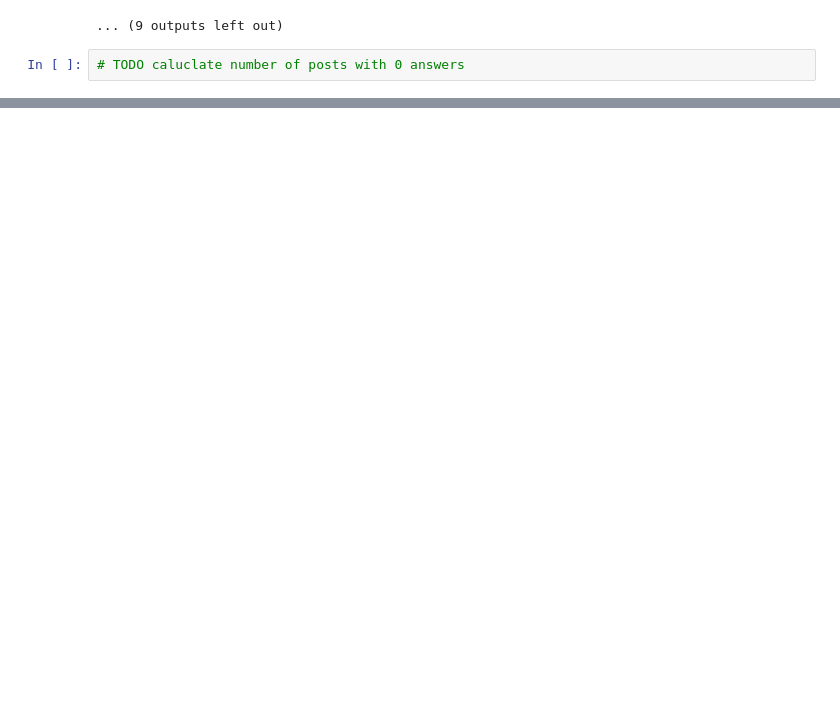
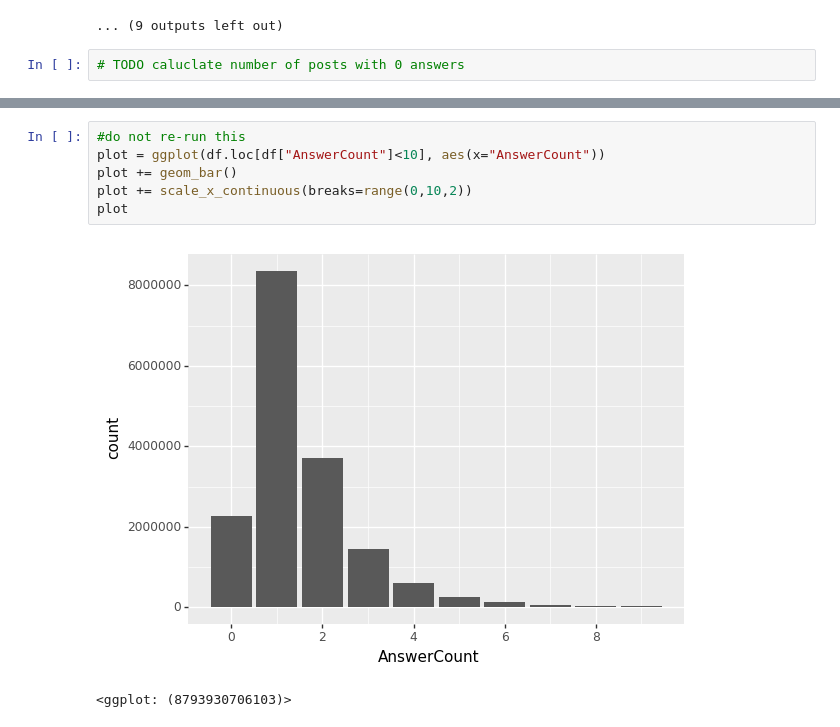
Before and after one commit to tabsoverspaces/bigdata_project, a Jupyter notebook: data_analysis.ipynb, the cells around one changed output, grey strips where cells are left out. Cells and saved outputs as stored; diff of their text form; blank space fills up the shorter version.

```diff
--- a/data_analysis.ipynb
+++ b/data_analysis.ipynb
@@ -76,0 +102,9 @@ TitleWordsCount
+# %%
+#do not re-run this
+plot = ggplot(df.loc[df["AnswerCount"]<10], aes(x="AnswerCount"))
+plot += geom_bar()
+plot += scale_x_continuous(breaks=range(0,10,2))
+plot
+# %% [output]
+[figure, added]
+<ggplot: (8793930706103)>
```
Also changed, not shown: parts of 4 cells of this notebook.
